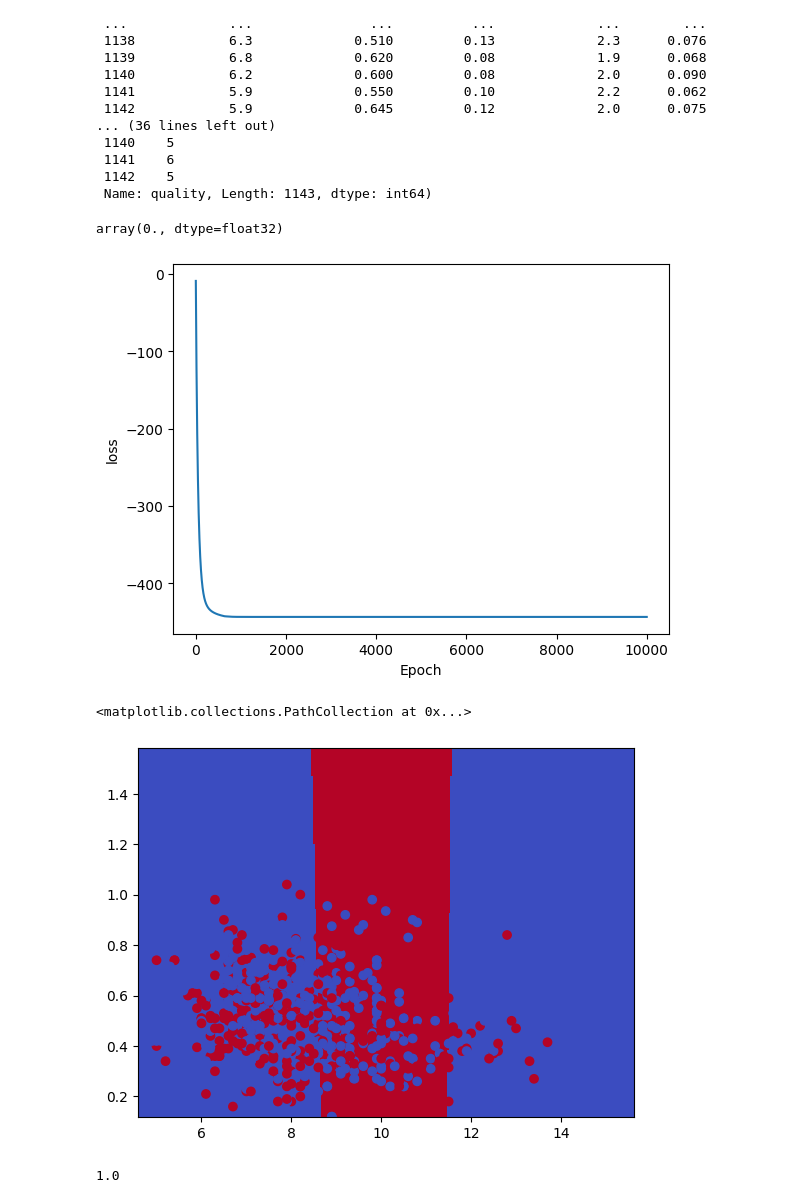
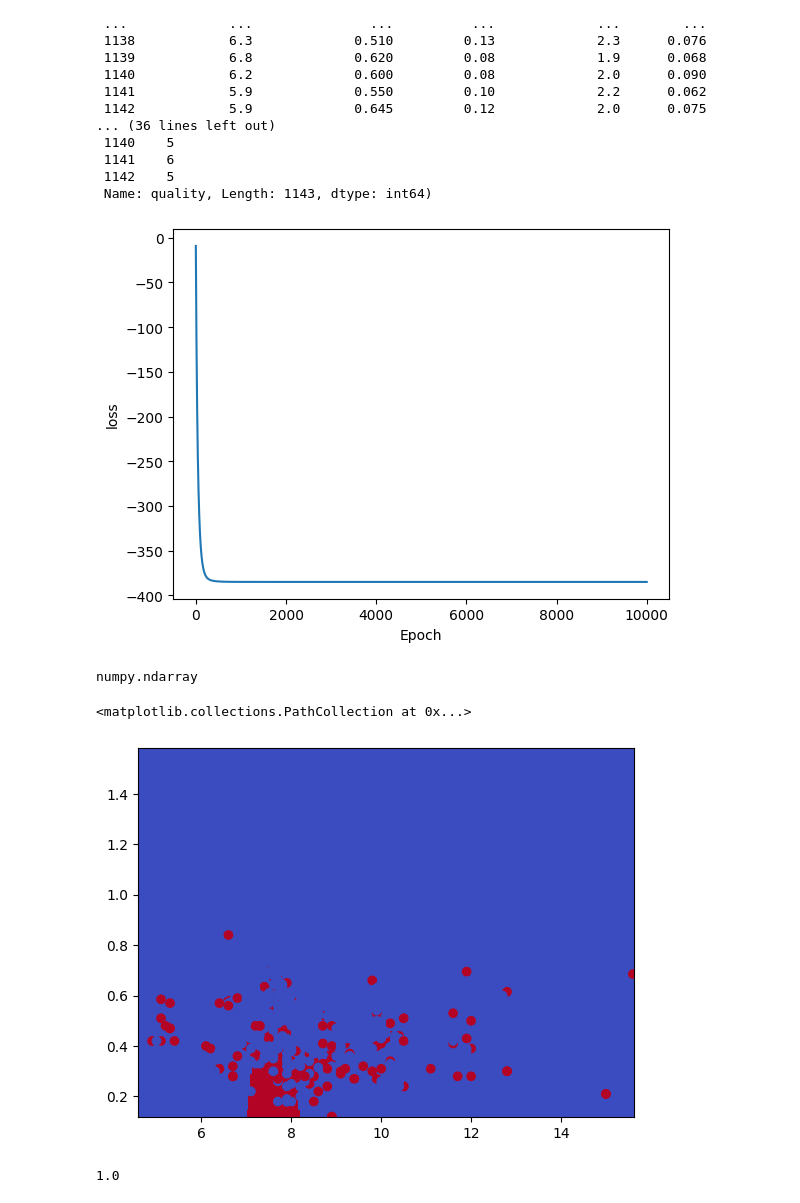
Before and after one commit to gitbhusalhubpramish/wine-quality-svm-kernel, a Jupyter notebook: notebookdbac78a3d6.ipynb, the cells around one changed output. Saved outputs shown, nothing was run; the diff lists cells and outputs as text; code cells hidden in the pictures.

```diff
--- a/notebookdbac78a3d6.ipynb
+++ b/notebookdbac78a3d6.ipynb
@@ -119,8 +119,8 @@ def loss(x,y):
     loss = 0.5*(A@Q@A) -cp.sum(A)
     return loss
 # %%
-def predictone(X,y):
-    global a
+def predictone(X,y,a):
+    # global a
     X = cp.asarray(X)
     Y= cp.asarray(y)
     train = cp.asarray(xtrain)
@@ -133,12 +133,10 @@ def predictone(X,y):
     scores = K@(A*Y)
     return np.where(scores>=0,1,-1)
 # %%
-loss(xtrain,ytrain)
+# loss(xtrain,ytrain)
-# %% [output]
-array(0., dtype=float32)
 # %%
-def train(x,y,lr=0.01):
-    global a
+def train(x,y,a,lr=0.01):
+    # global a
     X = cp.asarray(x.to_numpy(), dtype=cp.float32)
     Y = cp.asarray(y.to_numpy(), dtype=cp.float32)
     A = cp.asarray(a, dtype=cp.float32)
@@ -149,8 +147,11 @@ def train(x,y,lr=0.01):
     # print(K)
     Q = (Y[:,None]*Y[None,:])*K
     # print(Q)
+    # print(K,Q,A)
     greadient=Q@A-1
     # print(greadient)
     A-=greadient*lr
     A = cp.clip(A,0,5)
+    # A+=0.01
     a = A.get()
+    return a
@@ -161,27 +164,31 @@ def train(x,y,lr=0.01):
 #     print(i,loss(xtest,6, ytest), accuracy_score(xtest.apply(lambda x: yp(xtrain, x, ytrain), axis=1), ytest.apply(lambda yi : yt(6,yi))), np.max(np.abs(a-old)))
 # %%
 losses = []
-y6 = pd.Series(np.where(ytrain==6,1,-1), index=ytrain.index)
+y6 = pd.Series(np.where(ytrain==7,1,-1), index=ytrain.index)
 for i in range(10000):
-    train(xtrain, y6)
+    a=train(xtrain, y6,a)
     losses.append(float(loss(xtrain,y6)))
 plt.plot(losses)
 plt.xlabel("Epoch")
 plt.ylabel("loss")
 plt.show()
 # %% [output]
-[figure, old version]
+[figure, new version]
+# %%
+type(a)
+# %% [output]
+numpy.ndarray
 # %%
-y6 = pd.Series(np.where(ytrain==6,1,-1), index=ytrain.index)
+# y6 = pd.Series(np.where(ytrain==6,1,-1), index=ytrain.index)
 xx,yy = np.meshgrid(np.linspace(xtrain.iloc[:,0].min(), xtrain.iloc[:,0].max(), 300), np.linspace(xtrain.iloc[:,1].min(), xtrain.iloc[:,1].max(), 300))
 grid = np.zeros((xx.size, xtrain.shape[1]))
 grid[:,0] = xx.ravel()
 grid[:,1]=yy.ravel()
 grid[:,2:] = xtrain.iloc[:,2:].mean().values
-Z = predictone(grid,y6).reshape(xx.shape)
+Z = predictone(grid,y6,a).reshape(xx.shape)
 plt.pcolormesh(xx,yy,Z.get(),cmap="coolwarm", shading="auto")
 plt.scatter(xtrain.iloc[:,0], xtrain.iloc[:,1], c=y6, cmap="coolwarm")
 # %% [output]
 <matplotlib.collections.PathCollection at 0x...>
-[figure, old version]
+[figure, new version]
 # %%
```
Also changed, not shown: parts of 5 cells of this notebook.
